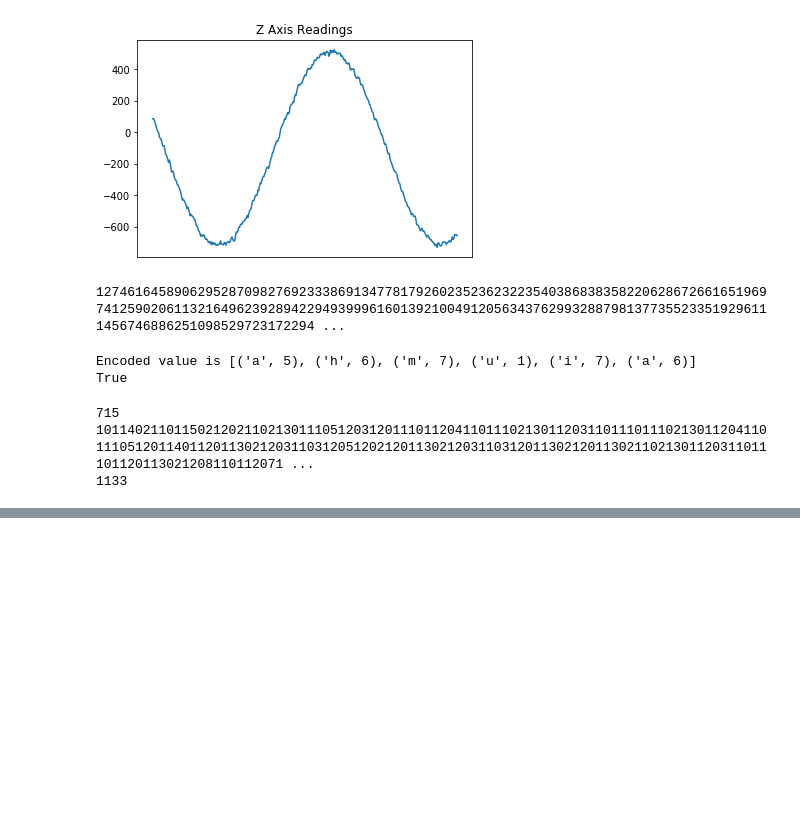
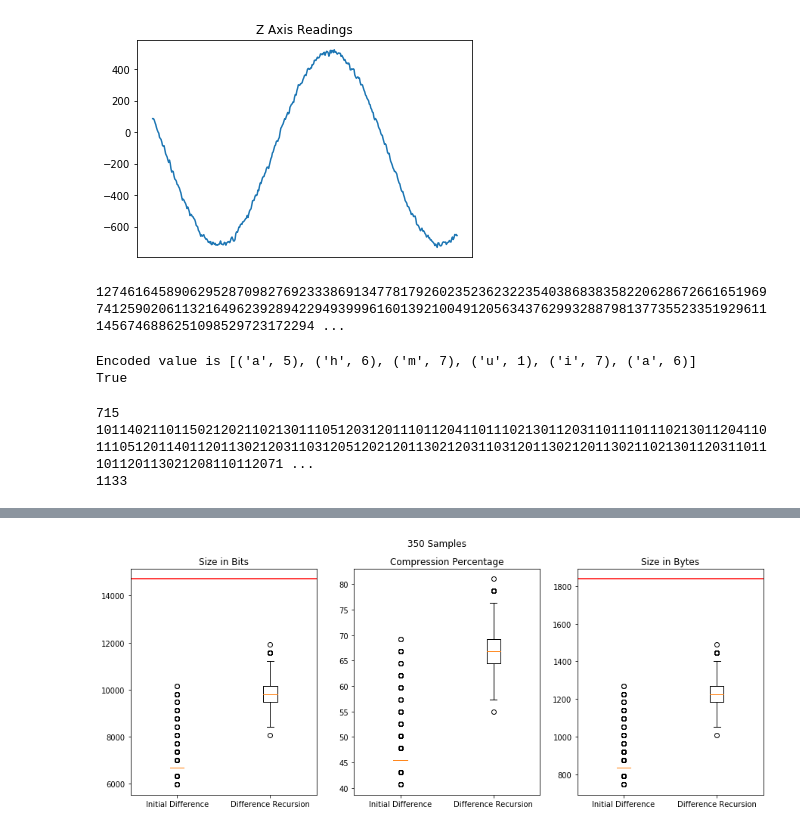
Before and after one commit to parth2480/data_compression, a Jupyter notebook: more_trials.ipynb, the cells around one changed output, grey strips where cells are left out. Cells and saved outputs as stored; diff of their text form; code cells hidden in the pictures; blank space fills up the shorter version.

```diff
--- a/more_trials.ipynb
+++ b/more_trials.ipynb
@@ -889,0 +1407,98 @@ plt.show()
+# %%
+from pylab import rcParams
+import matplotlib.gridspec as gridspec
+rcParams['figure.figsize'] = 15, 5.5 # width, height (both in inches)
+gs = gridspec.GridSpec(1, 3) # 1 row, 3 columns
+
+fig = plt.figure()
+ax = fig.add_subplot(gs[0, 0])
+ax.boxplot([bits_df_d['350_samples'], bits_df['350_samples']])
+ax.set_xticklabels(['Initial Difference', 'Difference Recursion'])
+ax.axhline(y=bits_df_d['350_uc'][0], xmin=0, xmax=1, color='r')
+ax.title.set_text('Size in Bits')
+
+ax2 = fig.add_subplot(gs[0, 1])
+ax2.boxplot([bits_df_d['350_samples']*100/bits_df_d['350_uc'],
+            bits_df['350_samples']*100/bits_df['350_uc']])
+ax2.set_xticklabels(['Initial Difference', 'Difference Recursion'])
+ax2.title.set_text('Compression Percentage')
+
+ax3 = fig.add_subplot(gs[0, 2])
+ax3.boxplot([bits_df_d['350_samples']/8, bits_df['350_samples']/8])
+ax3.axhline(y=bits_df_d['350_uc'][0]/8, xmin=0, xmax=1, color='r')
+ax3.set_xticklabels(['Initial Difference', 'Difference Recursion'])
+ax3.title.set_text('Size in Bytes')
+
+plt.suptitle('350 Samples')
+plt.show()
+#----------------------------------------------------------
+
+fig = plt.figure()
+ax = fig.add_subplot(gs[0, 0])
+ax.boxplot([bits_df_d['300_samples'], bits_df['300_samples']])
+ax.set_xticklabels(['Initial Difference', 'Difference Recursion'])
+ax.axhline(y=bits_df_d['300_uc'][0], xmin=0, xmax=1, color='r')
+ax.title.set_text('Size in Bits')
+
+ax2 = fig.add_subplot(gs[0, 1])
+ax2.boxplot([bits_df_d['300_samples']*100/bits_df_d['300_uc'],
+            bits_df['300_samples']*100/bits_df['300_uc']])
+ax2.set_xticklabels(['Initial Difference', 'Difference Recursion'])
+ax2.title.set_text('Compression Percentage')
+
+ax3 = fig.add_subplot(gs[0, 2])
+ax3.boxplot([bits_df_d['300_samples']/8, bits_df['300_samples']/8])
+ax3.axhline(y=bits_df_d['300_uc'][0]/8, xmin=0, xmax=1, color='r')
+ax3.set_xticklabels(['Initial Difference', 'Difference Recursion'])
+ax3.title.set_text('Size in Bytes')
+
+plt.suptitle('300 Samples')
+plt.show()
+#----------------------------------------------------------
+
+fig = plt.figure()
+ax = fig.add_subplot(gs[0, 0])
+ax.boxplot([bits_df_d['250_samples'], bits_df['250_samples']])
+ax.set_xticklabels(['Initial Difference', 'Difference Recursion'])
+ax.axhline(y=bits_df_d['250_uc'][0], xmin=0, xmax=1, color='r')
+ax.title.set_text('Size in Bits')
+
+ax2 = fig.add_subplot(gs[0, 1])
+ax2.boxplot([bits_df_d['250_samples']*100/bits_df_d['250_uc'],
+            bits_df['250_samples']*100/bits_df['250_uc']])
+ax2.set_xticklabels(['Initial Difference', 'Difference Recursion'])
+ax2.title.set_text('Compression Percentage')
+
+ax3 = fig.add_subplot(gs[0, 2])
+ax3.boxplot([bits_df_d['250_samples']/8, bits_df['250_samples']/8])
+ax3.axhline(y=bits_df_d['250_uc'][0]/8, xmin=0, xmax=1, color='r')
+ax3.set_xticklabels(['Initial Difference', 'Difference Recursion'])
+ax3.title.set_text('Size in Bytes')
+
+plt.suptitle('250 Samples')
+plt.show()
+#----------------------------------------------------------
+
+fig = plt.figure()
+ax = fig.add_subplot(gs[0, 0])
+ax.boxplot([bits_df_d['200_samples'], bits_df['200_samples']])
+ax.set_xticklabels(['Initial Difference', 'Difference Recursion'])
+ax.axhline(y=bits_df_d['200_uc'][0], xmin=0, xmax=1, color='r')
+ax.title.set_text('Size in Bits')
+
+ax2 = fig.add_subplot(gs[0, 1])
+ax2.boxplot([bits_df_d['200_samples']*100/bits_df_d['200_uc'],
+            bits_df['200_samples']*100/bits_df['200_uc']])
+ax2.set_xticklabels(['Initial Difference', 'Difference Recursion'])
+ax2.title.set_text('Compression Percentage')
+
+ax3 = fig.add_subplot(gs[0, 2])
+ax3.boxplot([bits_df_d['200_samples']/8, bits_df['200_samples']/8])
+ax3.axhline(y=bits_df_d['200_uc'][0]/8, xmin=0, xmax=1, color='r')
+ax3.set_xticklabels(['Initial Difference', 'Difference Recursion'])
+ax3.title.set_text('Size in Bytes')
+
+plt.suptitle('200 Samples')
+plt.show()
+# %% [output]
+[figure, added]
```
Also changed, not shown: parts of 22 cells of this notebook.
